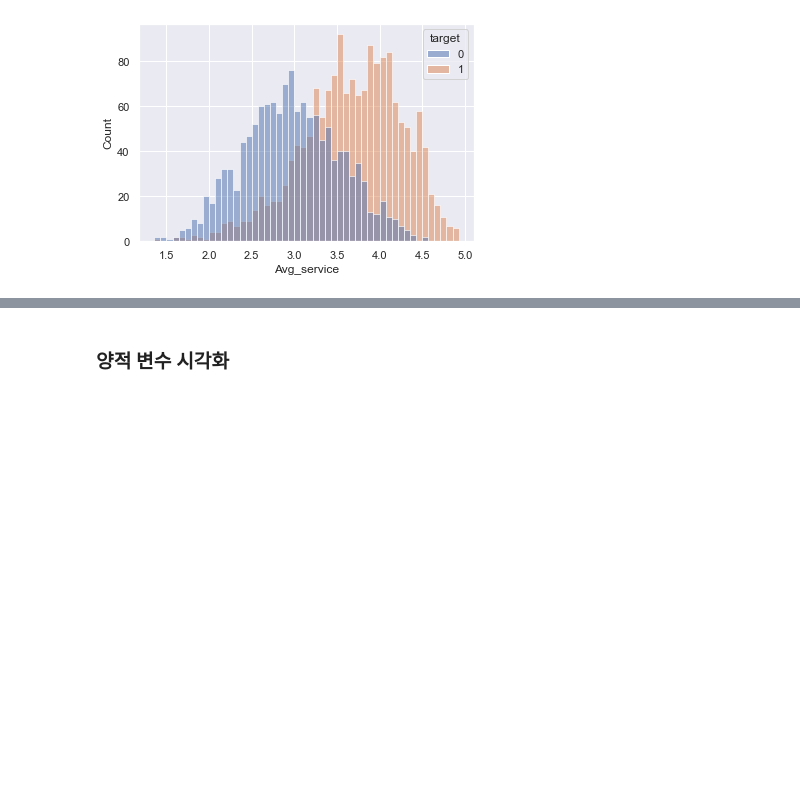
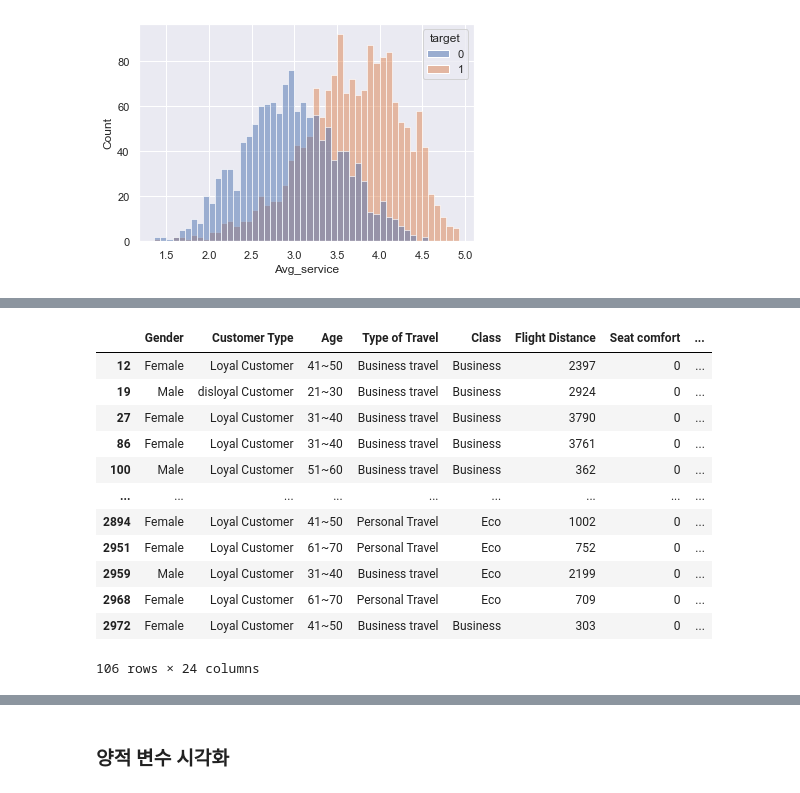
Before and after one commit to Jaesu26/Dacon-Basic, a Jupyter notebook: 항공사-고객만족도-예측/항공사-고객만족도-EDA/항공사-고객만족도-EDA.ipynb, the cells around one changed output, grey strips where cells are left out. Drawn from its saved outputs; the diff is of its cells as text; code cells hidden in the pictures; blank space fills up the shorter version.

```diff
--- a/항공사-고객만족도-예측/항공사-고객만족도-EDA/항공사-고객만족도-EDA.ipynb
+++ b/항공사-고객만족도-예측/항공사-고객만족도-EDA/항공사-고객만족도-EDA.ipynb
@@ -203,0 +220,16 @@ sns.histplot(x = 'Avg_service', hue = 'target', binwidth = 1/len(service_feature
+# %%
+df[df['Seat comfort'] == 0]
+# %% [output]
+|  | Gender | Customer Type | Age | Type of Travel | Class | Flight Distance | Seat comfort | ... |
+| 12 | Female | Loyal Customer | 41~50 | Business travel | Business | 2397 | 0 | ... |
+| 19 | Male | disloyal Customer | 21~30 | Business travel | Business | 2924 | 0 | ... |
+| 27 | Female | Loyal Customer | 31~40 | Business travel | Business | 3790 | 0 | ... |
+| 86 | Female | Loyal Customer | 31~40 | Business travel | Business | 3761 | 0 | ... |
+| 100 | Male | Loyal Customer | 51~60 | Business travel | Business | 362 | 0 | ... |
+| ... | ... | ... | ... | ... | ... | ... | ... | ... |
+| 2894 | Female | Loyal Customer | 41~50 | Personal Travel | Eco | 1002 | 0 | ... |
+| 2951 | Female | Loyal Customer | 61~70 | Personal Travel | Eco | 752 | 0 | ... |
+| 2959 | Male | Loyal Customer | 31~40 | Business travel | Eco | 2199 | 0 | ... |
+| 2968 | Female | Loyal Customer | 61~70 | Personal Travel | Eco | 709 | 0 | ... |
+| 2972 | Female | Loyal Customer | 41~50 | Business travel | Business | 303 | 0 | ... |
+106 rows × 24 columns
```
Also changed, not shown: parts of 2 cells of this notebook.
